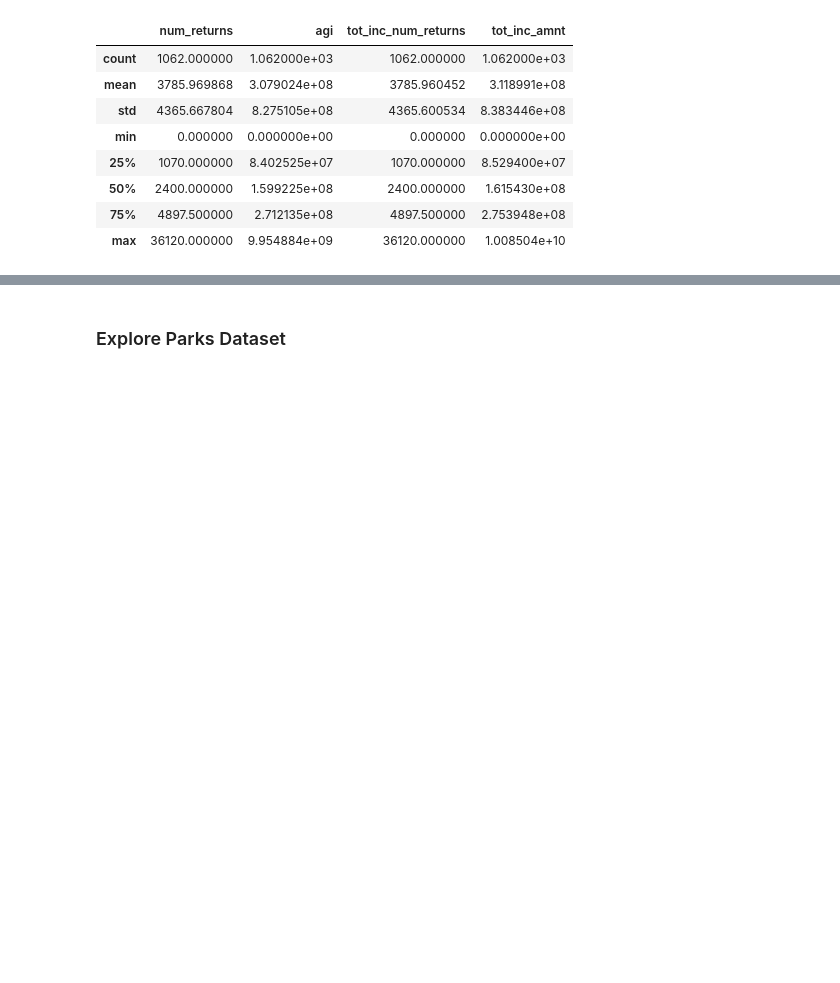
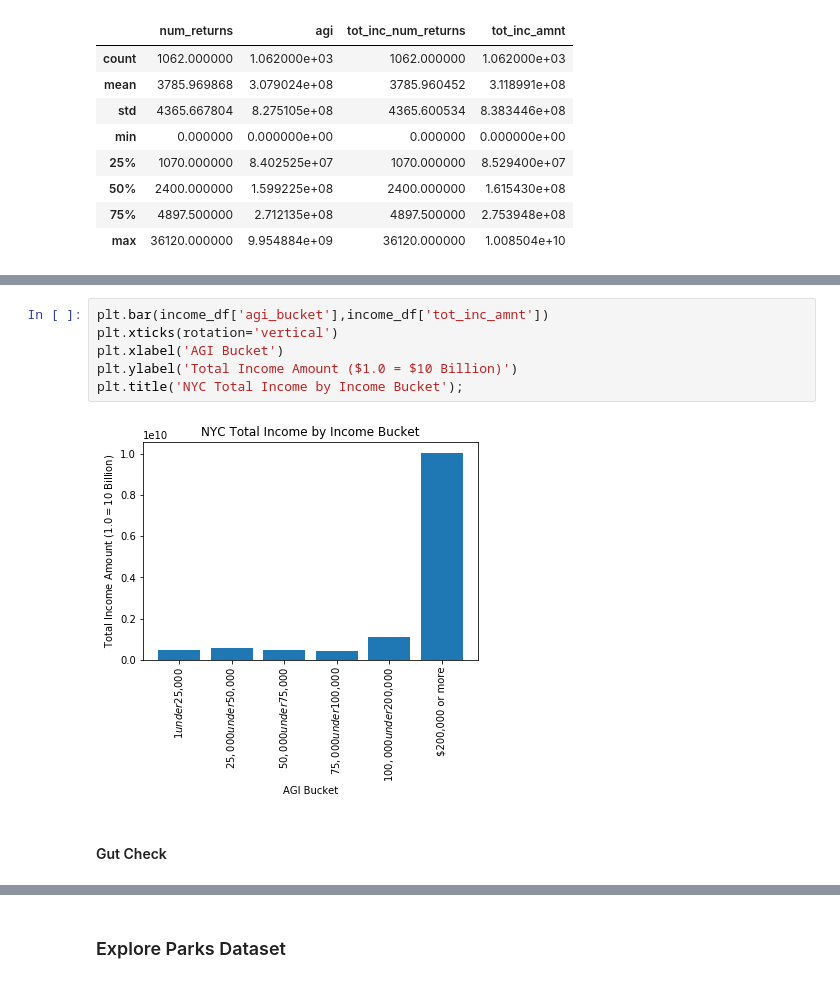
Before and after one commit to as6140/nyc_playgrounds_income, a Jupyter notebook: exploratory_data_analysis.ipynb, the cells around one changed output, grey strips where cells are left out. Cells and saved outputs as stored; diff of their text form; blank space fills up the shorter version.

```diff
--- a/exploratory_data_analysis.ipynb
+++ b/exploratory_data_analysis.ipynb
@@ -155,0 +166,10 @@ income_df.describe()
+# %%
+plt.bar(income_df['agi_bucket'],income_df['tot_inc_amnt'])
+plt.xticks(rotation='vertical')
+plt.xlabel('AGI Bucket')
+plt.ylabel('Total Income Amount ($1.0 = $10 Billion)')
+plt.title('NYC Total Income by Income Bucket');
+# %% [output]
+[figure, added]
+# %% [markdown]
+#### Gut Check
```
Also changed, not shown: parts of 44 cells of this notebook.
